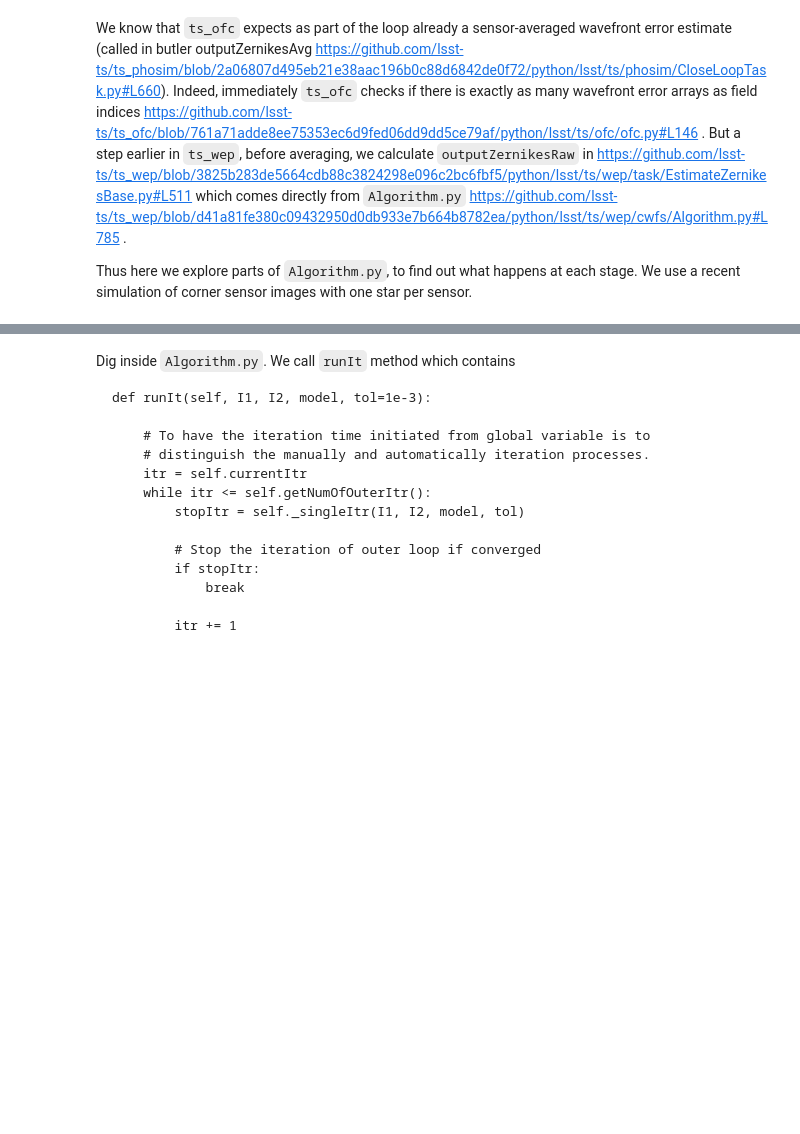
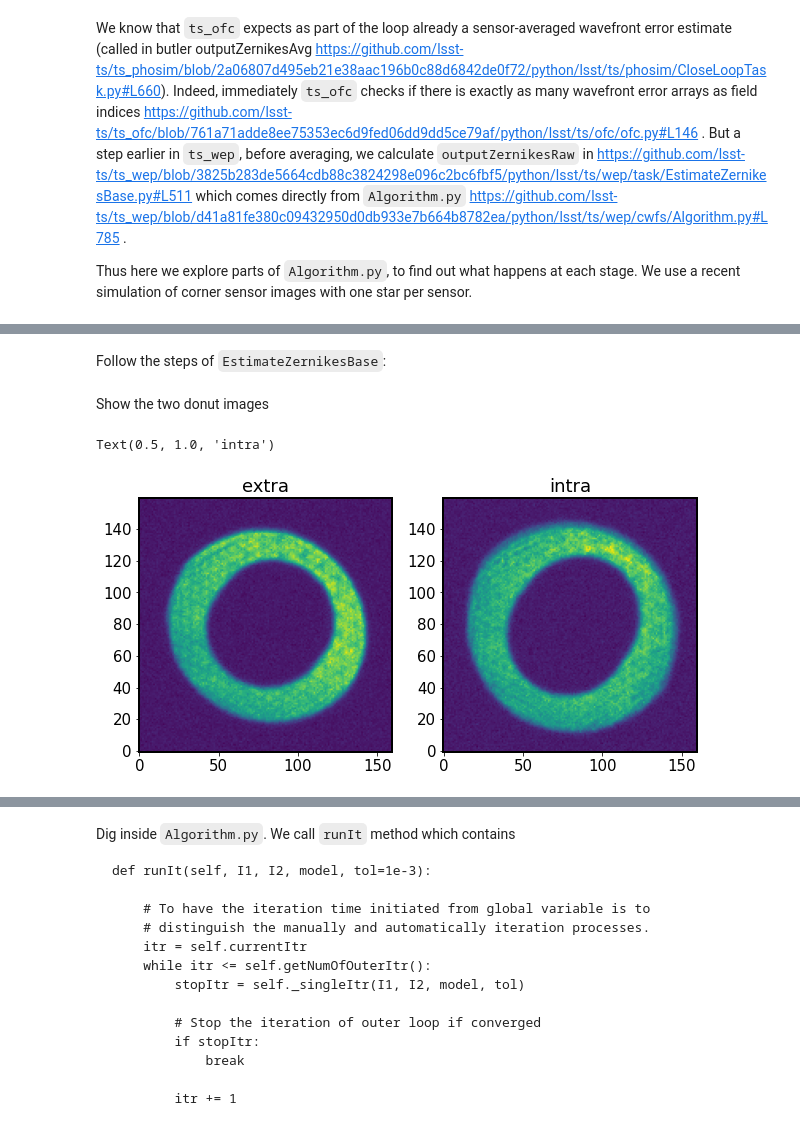
Before and after one commit to suberlak/AOS, a Jupyter notebook: AOS_DM-35922_document_wavefront_location.ipynb, the cells around one changed output, grey strips where cells are left out. Drawn from its saved outputs; the diff is of its cells as text; code cells hidden in the pictures; blank space fills up the shorter version.

```diff
--- a/AOS_DM-35922_document_wavefront_location.ipynb
+++ b/AOS_DM-35922_document_wavefront_location.ipynb
@@ -57 +56,8 @@ from astropy.visualization import ZScaleInterval
+# %%
+rcParams['ytick.labelsize'] = 15
+rcParams['xtick.labelsize'] = 15
+rcParams['axes.labelsize'] = 20
+rcParams['axes.linewidth'] = 2
+rcParams['font.size'] = 15
+rcParams['axes.titlesize'] = 18
 # %%
@@ -159,0 +131,2 @@ defocalDisInMm = getDefocalDisInMm(instName)
+# %% [markdown]
+Follow the steps of `EstimateZernikesBase`:
@@ -160 +169,12 @@ defocalDisInMm = getDefocalDisInMm(instName)
+# %% [markdown]
+Show the two donut images
+# %%
+fig,ax = plt.subplots(1,2,figsize=(10,5))
+ax[0].imshow(donutExtra.stamp_im.image.array, origin='lower')
+ax[0].set_title('extra')
+ax[1].imshow(donutIntra.stamp_im.image.array, origin='lower')
+ax[1].set_title('intra')
+# %% [output]
+Text(0.5, 1.0, 'intra')
+[figure, added]
 # %%
```
Also changed, not shown: parts of 90 cells of this notebook.
